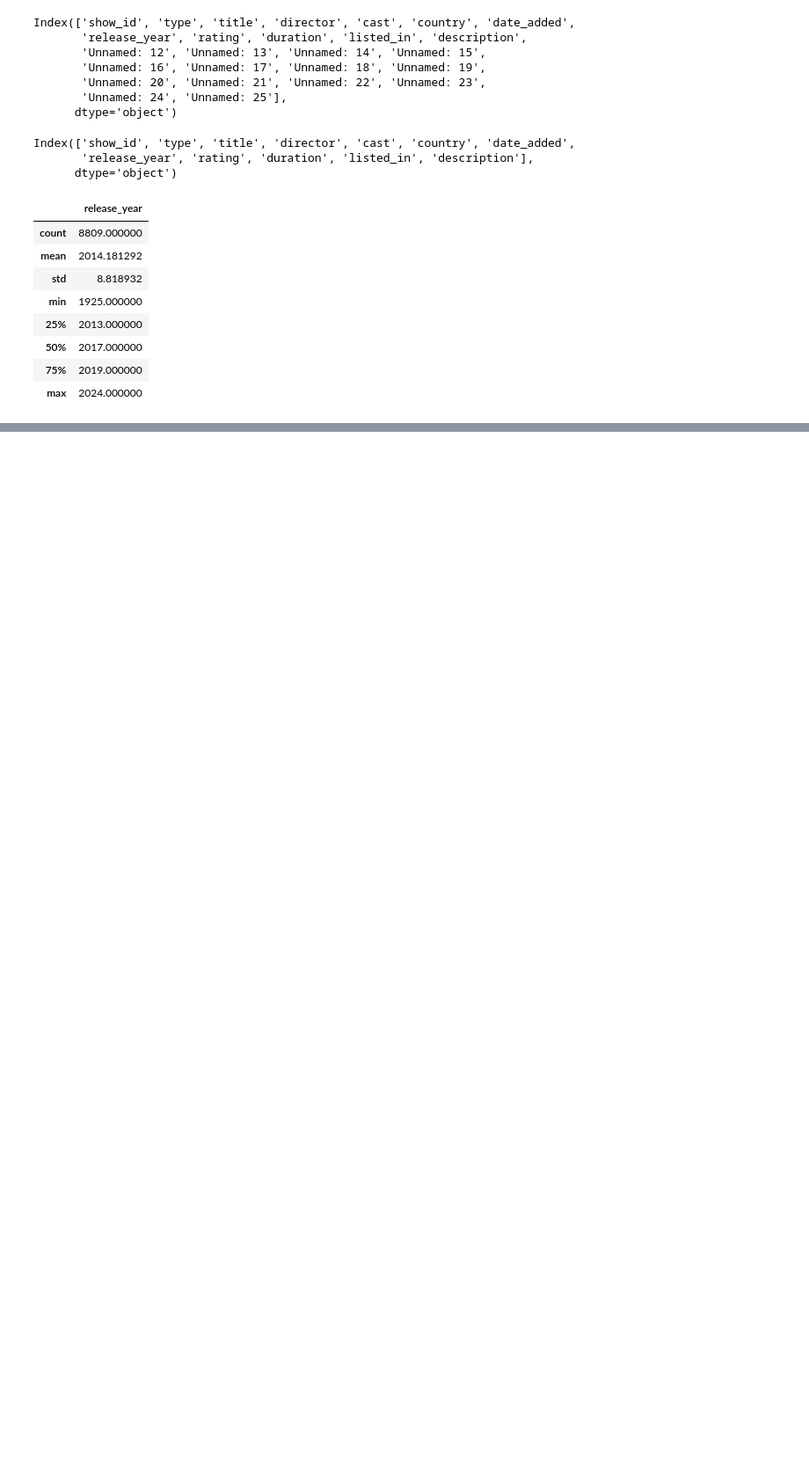
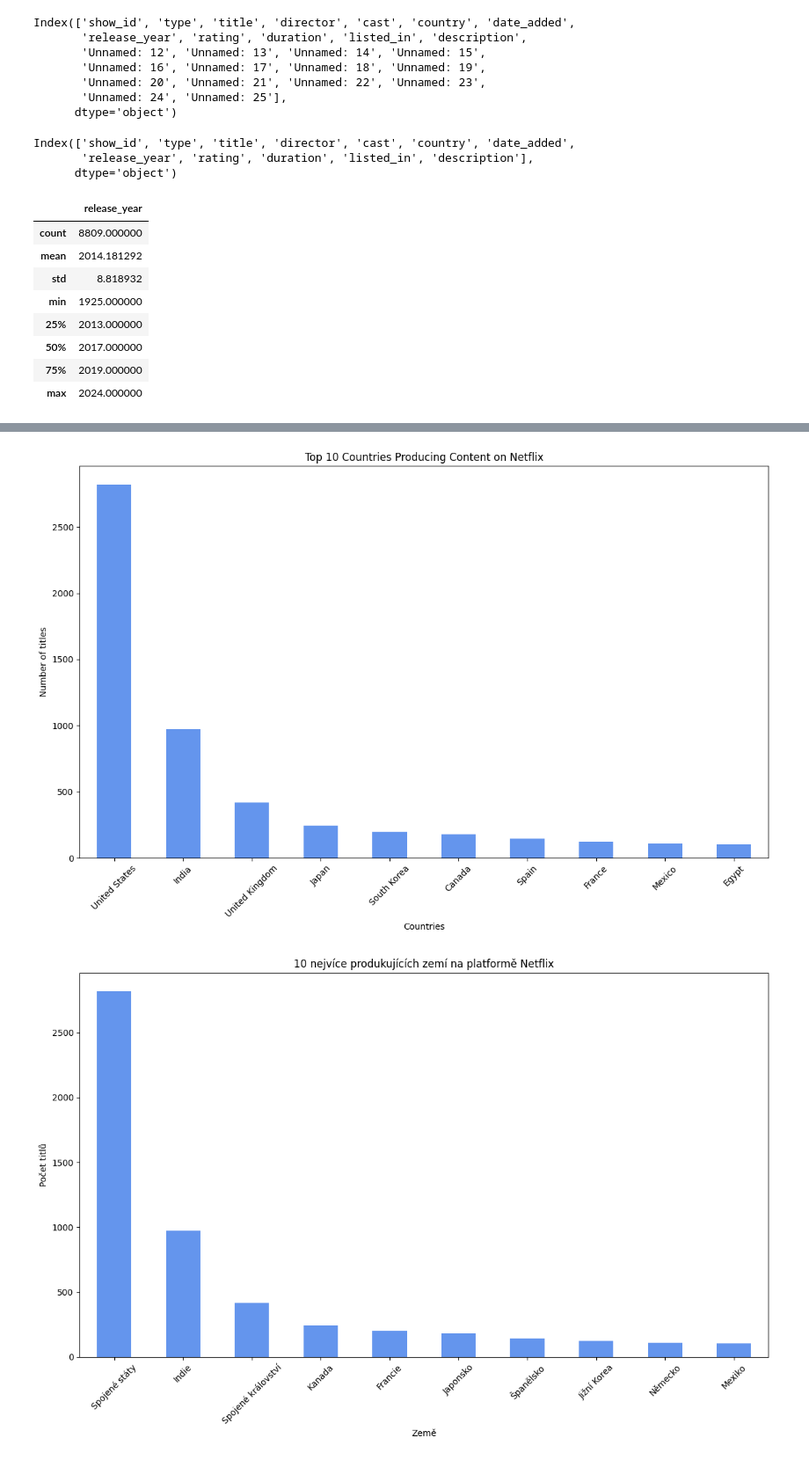
Before and after one commit to ondrejsvorc/UJEP, a Jupyter notebook: MSW/2/2.ipynb, the cells around one changed output, grey strips where cells are left out. Shown: that part at 88% size. Cells and saved outputs as stored; diff of their text form; code cells hidden in the pictures; blank space fills up the shorter version.

```diff
--- a/MSW/2/2.ipynb
+++ b/MSW/2/2.ipynb
@@ -63,0 +101,39 @@ data.head(10)
+# %%
+top_countries = data["country"].value_counts().head(10)
+
+# Přeložené anglické popisky
+custom_labels_czech = [
+    "Spojené státy",
+    "Indie",
+    "Spojené království",
+    "Kanada",
+    "Francie",
+    "Japonsko",
+    "Španělsko",
+    "Jižní Korea",
+    "Německo",
+    "Mexiko",
+]
+
+# Originální graf s anglickými popiskami
+plt.figure(figsize=(12, 8))
+top_countries.plot(kind="bar", color="#6495ED")
+plt.title("Top 10 Countries Producing Content on Netflix")
+plt.xlabel("Countries")
+plt.ylabel("Number of titles")
+plt.xticks(rotation=45)
+plt.tight_layout()
+plt.show()
+
+# Graf přeložený do češtiny
+plt.figure(figsize=(12, 8))
+top_countries.plot(kind="bar", color="#6495ED")
+plt.title("10 nejvíce produkujících zemí na platformě Netflix")
+plt.xlabel("Země")
+plt.ylabel("Počet titlů")
+plt.xticks(range(len(custom_labels_czech)), custom_labels_czech, rotation=45)
+plt.tight_layout()
+plt.show()
+# %% [output]
+[figure, added]
+[figure, added]
```
Also changed, not shown: parts of 8 cells of this notebook.
